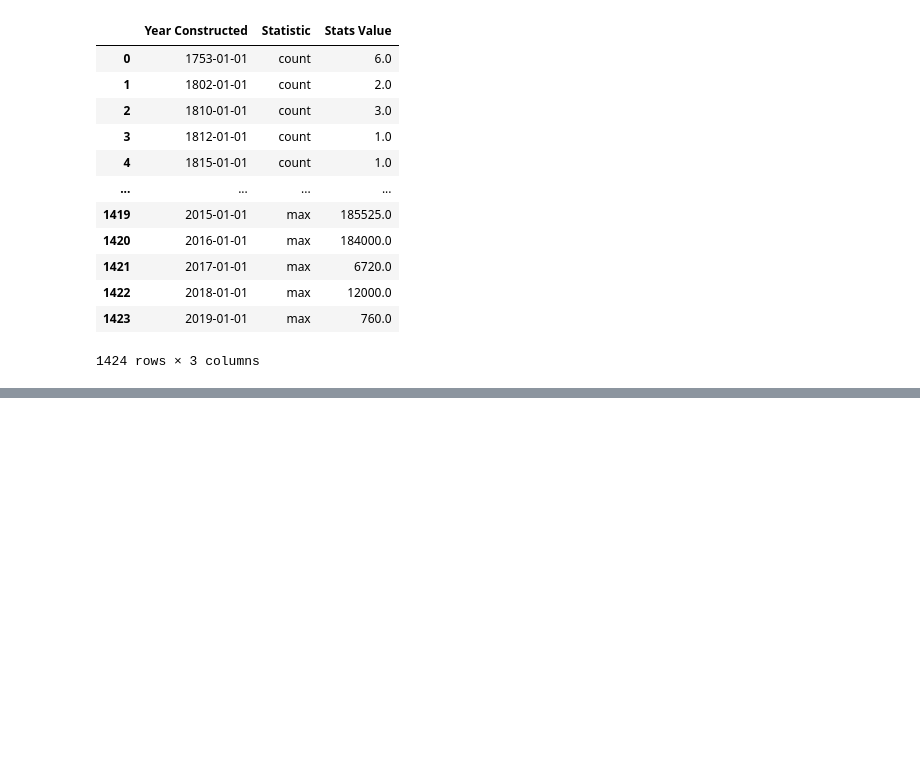
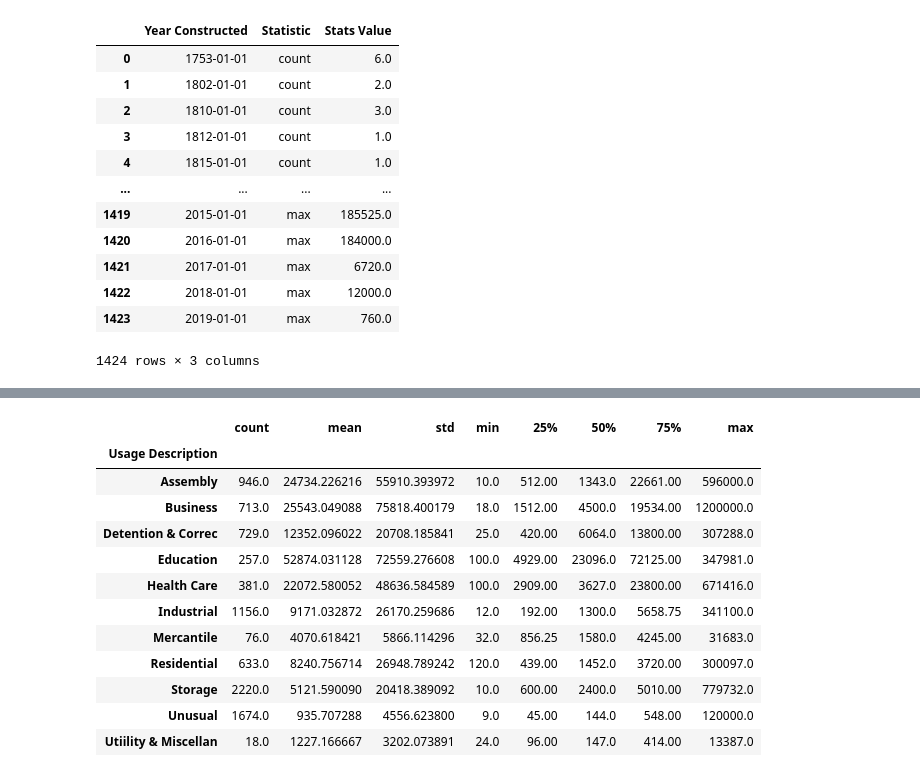
Before and after one commit to BradyBrooks/bradybrooks.github.io, a Jupyter notebook: python_notebooks/Project for HW5.ipynb, the cells around one changed output, grey strips where cells are left out. Cells and saved outputs as stored; diff of their text form; code cells hidden in the pictures; blank space fills up the shorter version.

```diff
--- a/python_notebooks/Project for HW5.ipynb
+++ b/python_notebooks/Project for HW5.ipynb
@@ -110,0 +78,18 @@ myJekyllDir = '/Users/bradymb11/bradybrooks.github.io/assets/json/'
+# %%
+stats = buildings.groupby("Usage Description")["Square Footage"].describe()
+stats = stats[stats["count"] > 1]
+stats
+# %% [output]
+|  | count | mean | std | min | 25% | 50% | 75% | max |
+| Usage Description |  |  |  |  |  |  |  |  |
+| Assembly | 946.0 | 24734.226216 | 55910.393972 | 10.0 | 512.00 | 1343.0 | 22661.00 | 596000.0 |
+| Business | 713.0 | 25543.049088 | 75818.400179 | 18.0 | 1512.00 | 4500.0 | 19534.00 | 1200000.0 |
+| Detention & Correc | 729.0 | 12352.096022 | 20708.185841 | 25.0 | 420.00 | 6064.0 | 13800.00 | 307288.0 |
+| Education | 257.0 | 52874.031128 | 72559.276608 | 100.0 | 4929.00 | 23096.0 | 72125.00 | 347981.0 |
+| Health Care | 381.0 | 22072.580052 | 48636.584589 | 100.0 | 2909.00 | 3627.0 | 23800.00 | 671416.0 |
+| Industrial | 1156.0 | 9171.032872 | 26170.259686 | 12.0 | 192.00 | 1300.0 | 5658.75 | 341100.0 |
+| Mercantile | 76.0 | 4070.618421 | 5866.114296 | 32.0 | 856.25 | 1580.0 | 4245.00 | 31683.0 |
+| Residential | 633.0 | 8240.756714 | 26948.789242 | 120.0 | 439.00 | 1452.0 | 3720.00 | 300097.0 |
+| Storage | 2220.0 | 5121.590090 | 20418.389092 | 10.0 | 600.00 | 2400.0 | 5010.00 | 779732.0 |
+| Unusual | 1674.0 | 935.707288 | 4556.623800 | 9.0 | 45.00 | 144.0 | 548.00 | 120000.0 |
+| Utiility & Miscellan | 18.0 | 1227.166667 | 3202.073891 | 24.0 | 96.00 | 147.0 | 414.00 | 13387.0 |
```
Also changed, not shown: parts of 6 cells of this notebook, 8 other files.
